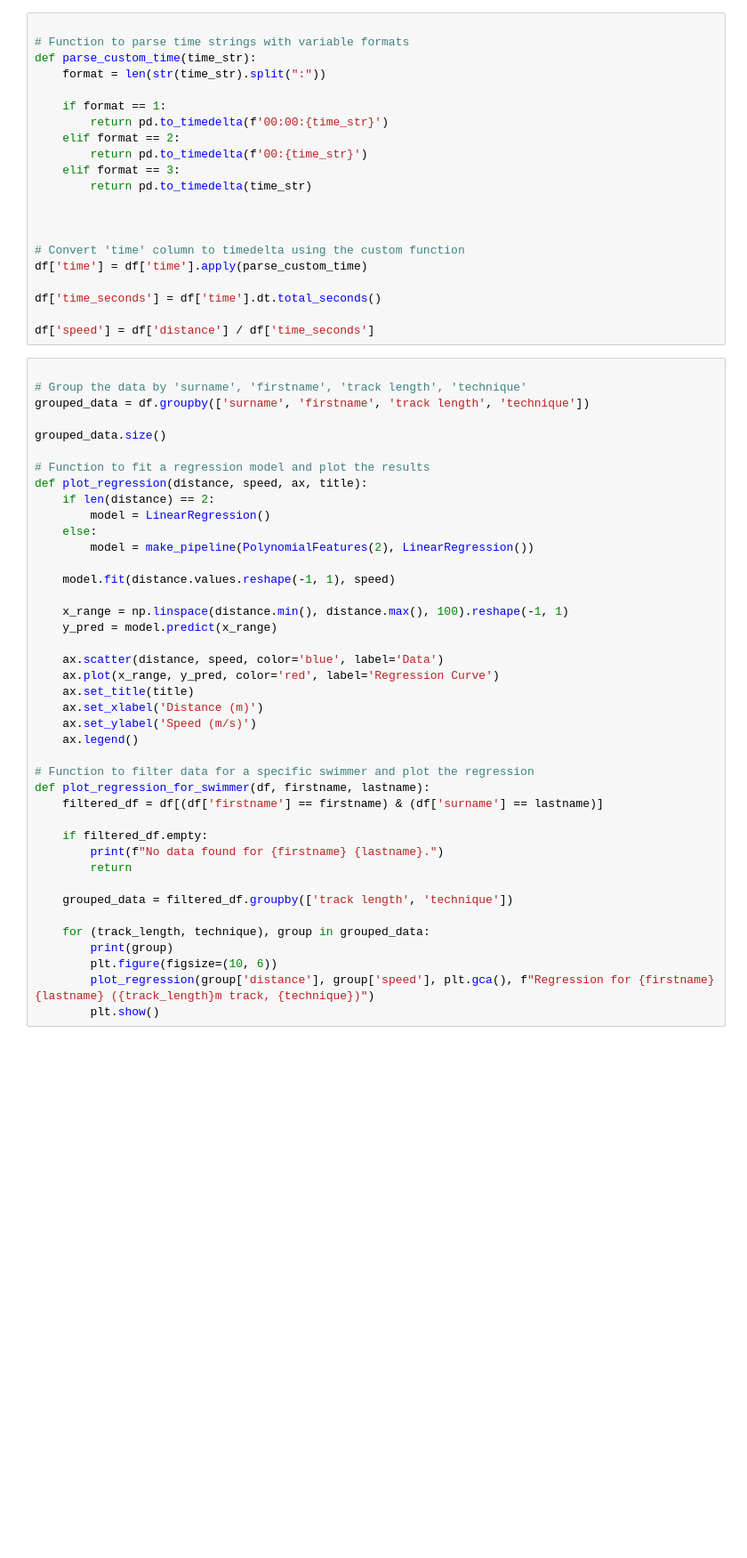
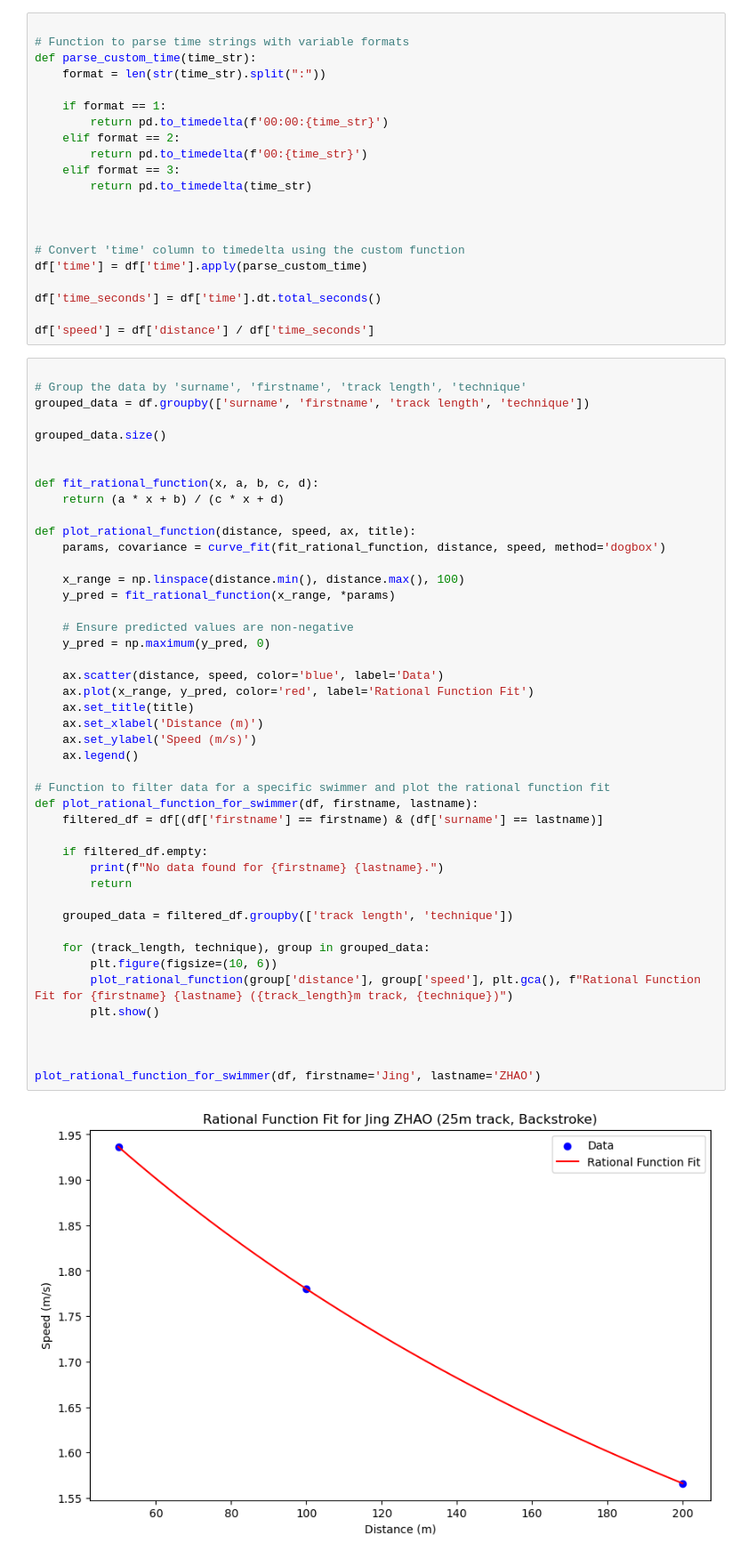
Before and after one commit to HorusXIV/IDPA-Schwimmen-2023, a Jupyter notebook: prep.ipynb, the cells around one changed output. Shown: that part at 89% size. Cells and saved outputs as stored; diff of their text form; blank space fills up the shorter version.

Commit message:
changed curve fit

```diff
--- a/prep.ipynb
+++ b/prep.ipynb
@@ -32,41 +33,47 @@ df['speed'] = df['distance'] / df['time_seconds']
 # %%
 
 # Group the data by 'surname', 'firstname', 'track length', 'technique'
 grouped_data = df.groupby(['surname', 'firstname', 'track length', 'technique'])
 
 grouped_data.size()
 
-# Function to fit a regression model and plot the results
-def plot_regression(distance, speed, ax, title):
-    if len(distance) == 2:
-        model = LinearRegression()
-    else:
-        model = make_pipeline(PolynomialFeatures(2), LinearRegression())
 
-    model.fit(distance.values.reshape(-1, 1), speed)
+def fit_rational_function(x, a, b, c, d):
+    return (a * x + b) / (c * x + d)
 
-    x_range = np.linspace(distance.min(), distance.max(), 100).reshape(-1, 1)
-    y_pred = model.predict(x_range)
+def plot_rational_function(distance, speed, ax, title):
+    params, covariance = curve_fit(fit_rational_function, distance, speed, method='dogbox')
+
+    x_range = np.linspace(distance.min(), distance.max(), 100)
+    y_pred = fit_rational_function(x_range, *params)
+
+    # Ensure predicted values are non-negative
+    y_pred = np.maximum(y_pred, 0)
 
     ax.scatter(distance, speed, color='blue', label='Data')
-    ax.plot(x_range, y_pred, color='red', label='Regression Curve')
+    ax.plot(x_range, y_pred, color='red', label='Rational Function Fit')
     ax.set_title(title)
     ax.set_xlabel('Distance (m)')
     ax.set_ylabel('Speed (m/s)')
     ax.legend()
 
-# Function to filter data for a specific swimmer and plot the regression
-def plot_regression_for_swimmer(df, firstname, lastname):
+# Function to filter data for a specific swimmer and plot the rational function fit
+def plot_rational_function_for_swimmer(df, firstname, lastname):
     filtered_df = df[(df['firstname'] == firstname) & (df['surname'] == lastname)]
 
     if filtered_df.empty:
         print(f"No data found for {firstname} {lastname}.")
         return
 
     grouped_data = filtered_df.groupby(['track length', 'technique'])
 
     for (track_length, technique), group in grouped_data:
-        print(group)
         plt.figure(figsize=(10, 6))
-        plot_regression(group['distance'], group['speed'], plt.gca(), f"Regression for {firstname} {lastname} ({track_length}m track, {technique})")
+        plot_rational_function(group['distance'], group['speed'], plt.gca(), f"Rational Function Fit for {firstname} {lastname} ({track_length}m track, {technique})")
         plt.show()
+
+
+
+plot_rational_function_for_swimmer(df, firstname='Jing', lastname='ZHAO')
+# %% [output]
+[figure, added]
```
Also changed, not shown: parts of 3 cells of this notebook.
